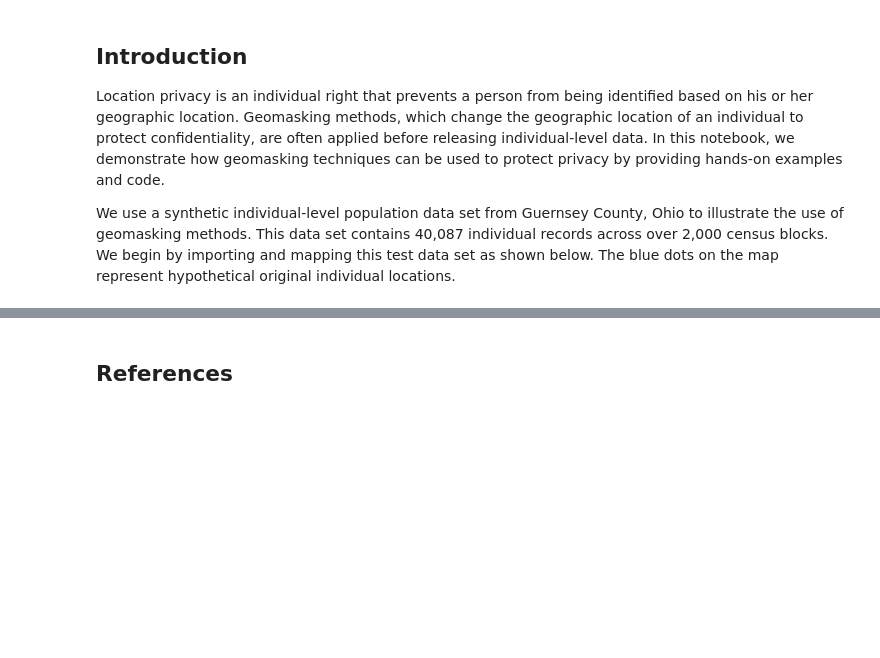
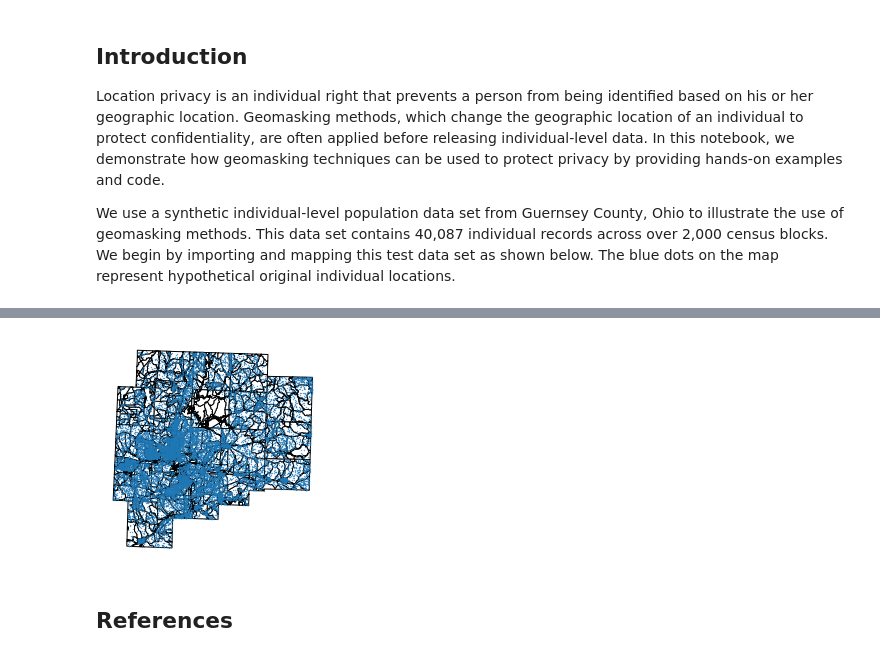
Before and after one commit to linyuehzzz/ucgis-iguide-geoprivacy, a Jupyter notebook: geomasking.ipynb, the cells around one changed output, grey strips where cells are left out. Drawn from its saved outputs; the diff is of its cells as text; code cells hidden in the pictures; blank space fills up the shorter version.

```diff
--- a/geomasking.ipynb
+++ b/geomasking.ipynb
@@ -42,6 +66,31 @@ We demonstrate the use of three commonly used geomasking techniques: random pert
 
 <a id='geomasking1'></a>
 ### Random Perturbation
+# %%
+import random
+from shapely.geometry import Point
+
+# user-defined radius
+radius = 10
+
+def get_random_point_in_polygon(poly):
+    minx, miny, maxx, maxy = poly.bounds
+    while True:
+        p = Point(random.uniform(minx, maxx), random.uniform(miny, maxy))
+        if poly.contains(p):
+            return p
+
+gdf_rp = gdf.copy()
+buf = gdf_rp.buffer(radius)
+for index, row in buf.iteritems():
+    new_pt = get_random_point_in_polygon(row)
+    gdf_rp.at[index, 'geometry'] = new_pt
+
+base = poly.plot(color='white', edgecolor='black')
+ax = gdf_rp.plot(ax=base, markersize=0.1)
+ax.set_axis_off()
+# %% [output]
+[figure, added]
 # %% [markdown]
 <a id='ref'></a>
 ## References
```
Also changed, not shown: parts of 4 cells of this notebook, 1 other file.
